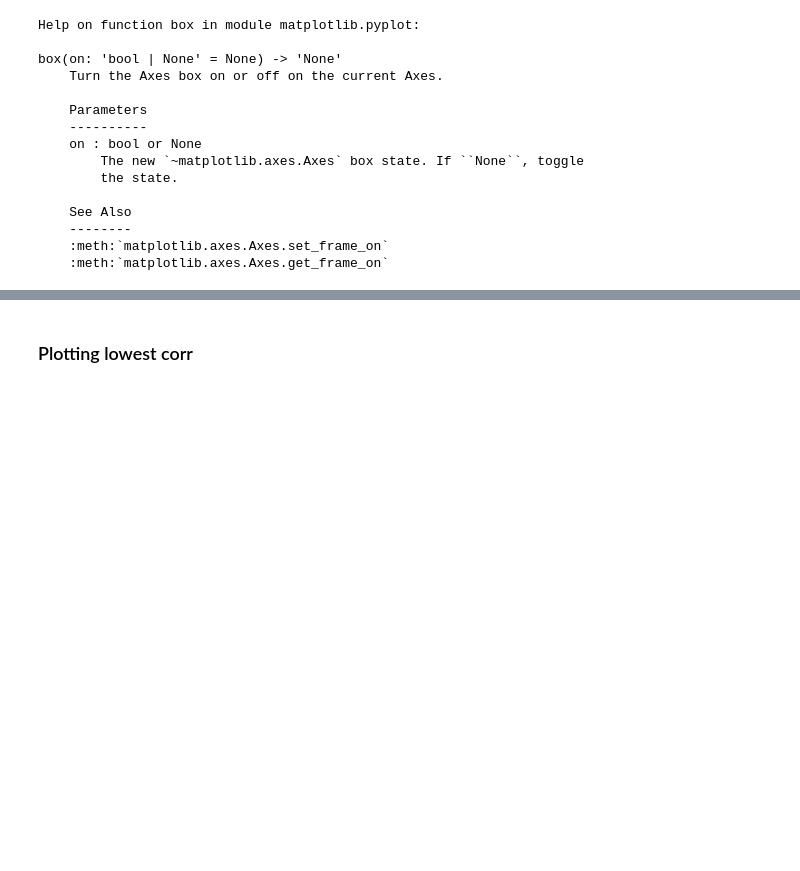
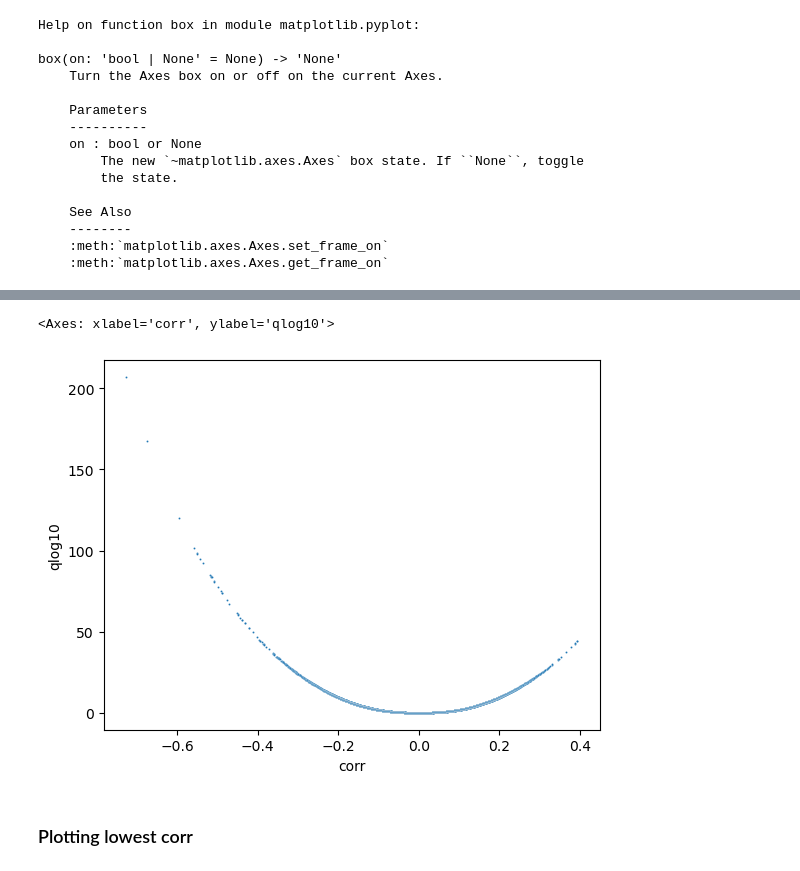
Before and after one commit to ddiannae/cancer_bootcamp25, a Jupyter notebook: tf_dependency_e3ls_expr_correlation.ipynb, the cells around one changed output, grey strips where cells are left out. Saved outputs shown, nothing was run; the diff lists cells and outputs as text; code cells hidden in the pictures; blank space fills up the shorter version.

Commit message:
Getting fdr values and volcano plots

```diff
--- a/tf_dependency_e3ls_expr_correlation.ipynb
+++ b/tf_dependency_e3ls_expr_correlation.ipynb
@@ -459,3 +461,5 @@ box(on: 'bool | None' = None) -> 'None'
     --------
     :meth:`matplotlib.axes.Axes.set_frame_on`
     :meth:`matplotlib.axes.Axes.get_frame_on`
+# %%
+correlation_df = pd.read_pickle("pydata/tf_dependency_e3ls_expr_correlation.pkl")
@@ -461,0 +475,2 @@ box(on: 'bool | None' = None) -> 'None'
+# %%
+correlation_df['q-value'] = fdrcorrection(correlation_df['p-val'].values)[1]
@@ -461,0 +486,2 @@ box(on: 'bool | None' = None) -> 'None'
+# %%
+correlation_df["qlog10"] = np.log10(correlation_df["q-value"]) * -1
@@ -461,0 +497,8 @@ box(on: 'bool | None' = None) -> 'None'
+# %%
+correlation_df["name"] = correlation_df["TF"] + correlation_df["E3_ligase"]
+# %%
+
+sns.scatterplot(data= correlation_df, x = "corr", y = "qlog10",  s=2)
+# %% [output]
+<Axes: xlabel='corr', ylabel='qlog10'>
+[figure, added]
```
Also changed, not shown: parts of 6 cells of this notebook.
